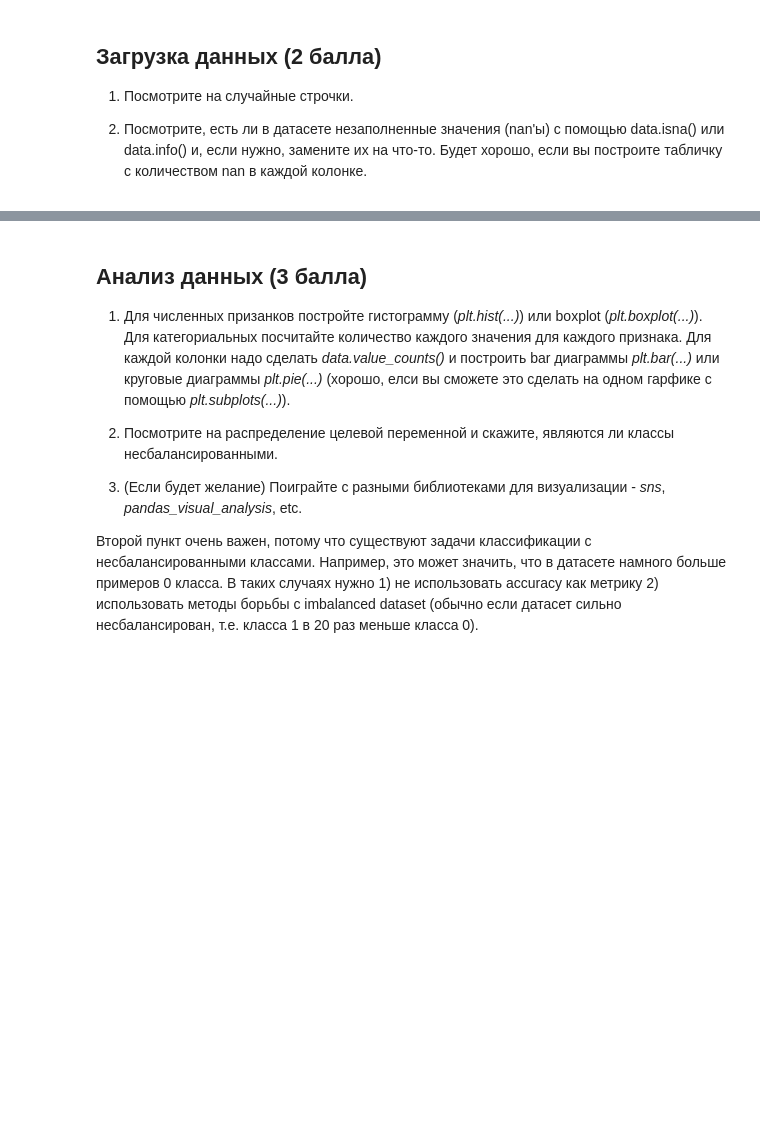
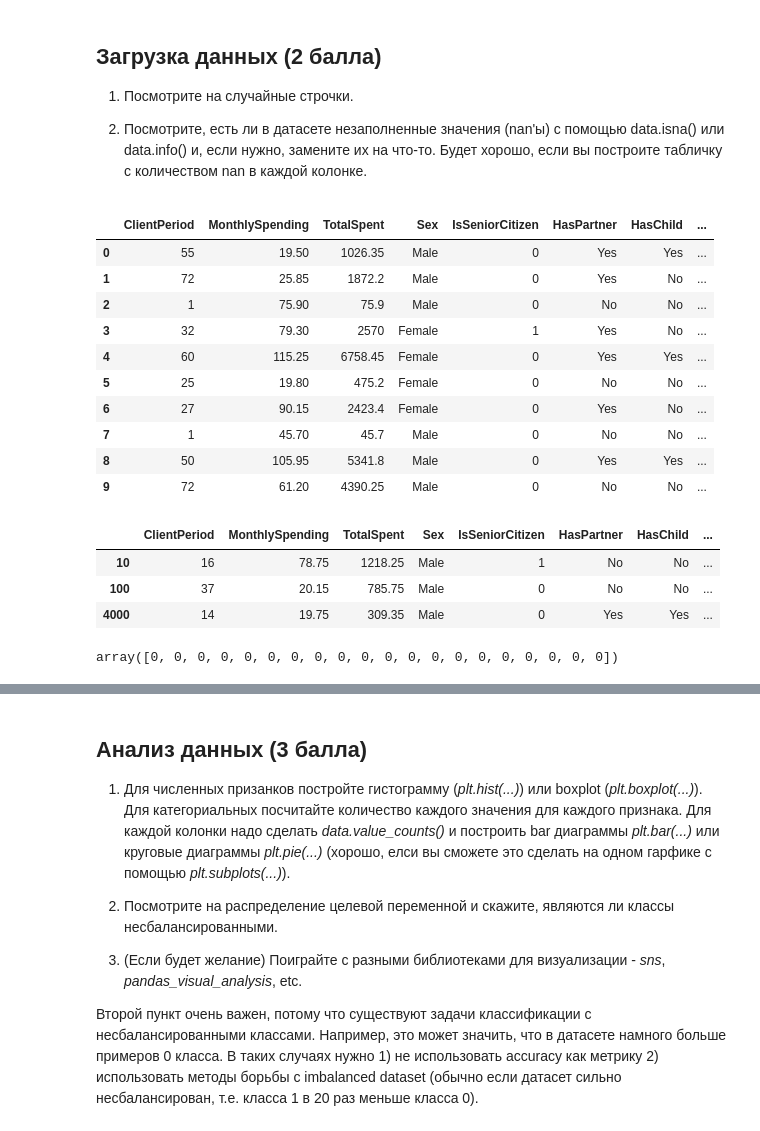
Before and after one commit to lunaplush/hope, a Jupyter notebook: prodvinutij_3/hw_kaggle.ipynb, the cells around one changed output, grey strips where cells are left out. Cells and saved outputs as stored; diff of their text form; code cells hidden in the pictures; blank space fills up the shorter version.

```diff
--- a/prodvinutij_3/hw_kaggle.ipynb
+++ b/prodvinutij_3/hw_kaggle.ipynb
@@ -138,0 +138,28 @@ target_col = 'Churn'
+# %%
+# посмотрим на первые 10 строк данных
+data.head(10)
+# %% [output]
+|  | ClientPeriod | MonthlySpending | TotalSpent | Sex | IsSeniorCitizen | HasPartner | HasChild | ... |
+| 0 | 55 | 19.50 | 1026.35 | Male | 0 | Yes | Yes | ... |
+| 1 | 72 | 25.85 | 1872.2 | Male | 0 | Yes | No | ... |
+| 2 | 1 | 75.90 | 75.9 | Male | 0 | No | No | ... |
+| 3 | 32 | 79.30 | 2570 | Female | 1 | Yes | No | ... |
+| 4 | 60 | 115.25 | 6758.45 | Female | 0 | Yes | Yes | ... |
+| 5 | 25 | 19.80 | 475.2 | Female | 0 | No | No | ... |
+| 6 | 27 | 90.15 | 2423.4 | Female | 0 | Yes | No | ... |
+| 7 | 1 | 45.70 | 45.7 | Male | 0 | No | No | ... |
+| 8 | 50 | 105.95 | 5341.8 | Male | 0 | Yes | Yes | ... |
+| 9 | 72 | 61.20 | 4390.25 | Male | 0 | No | No | ... |
+# %%
+# Посмотрим на случайные строки из обучающего множества
+data.iloc[[10,100,4000]]
+# %% [output]
+|  | ClientPeriod | MonthlySpending | TotalSpent | Sex | IsSeniorCitizen | HasPartner | HasChild | ... |
+| 10 | 16 | 78.75 | 1218.25 | Male | 1 | No | No | ... |
+| 100 | 37 | 20.15 | 785.75 | Male | 0 | No | No | ... |
+| 4000 | 14 | 19.75 | 309.35 | Male | 0 | Yes | Yes | ... |
+# %%
+# Проверим пропуски в данных
+sum((data.isna()).values)
+# %% [output]
+array([0, 0, 0, 0, 0, 0, 0, 0, 0, 0, 0, 0, 0, 0, 0, 0, 0, 0, 0, 0])
```
Also changed, not shown: parts of 34 cells of this notebook, 3 other files.
